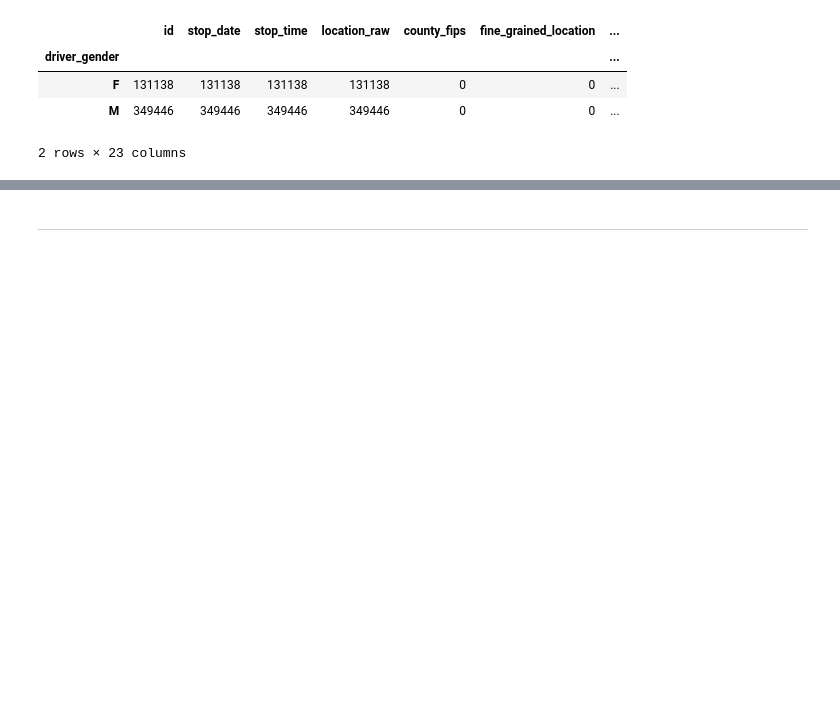
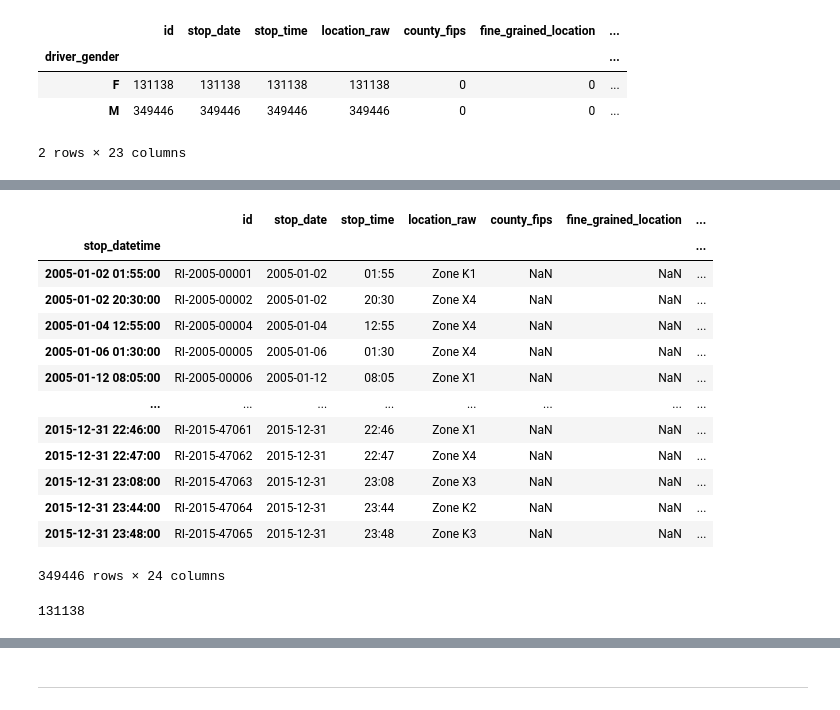
Before and after one commit to Ertugrul-Kurubal/Data-Analysis-With-Python-Projects, a Jupyter notebook: 02-Exploring The Relationship Between Gender And Policing (Student).ipynb, the cells around one changed output, grey strips where cells are left out. Drawn from its saved outputs; the diff is of its cells as text; code cells hidden in the pictures; blank space fills up the shorter version.

```diff
--- a/02-Exploring The Relationship Between Gender And Policing (Student).ipynb
+++ b/02-Exploring The Relationship Between Gender And Policing (Student).ipynb
@@ -117,0 +146,22 @@ df.groupby("driver_gender").count()
+# %%
+df_m = df[df["driver_gender"] == "M"]
+df_m
+# %% [output]
+|  | id | stop_date | stop_time | location_raw | county_fips | fine_grained_location | ... |
+| stop_datetime |  |  |  |  |  |  | ... |
+| 2005-01-02 01:55:00 | RI-2005-00001 | 2005-01-02 | 01:55 | Zone K1 | NaN | NaN | ... |
+| 2005-01-02 20:30:00 | RI-2005-00002 | 2005-01-02 | 20:30 | Zone X4 | NaN | NaN | ... |
+| 2005-01-04 12:55:00 | RI-2005-00004 | 2005-01-04 | 12:55 | Zone X4 | NaN | NaN | ... |
+| 2005-01-06 01:30:00 | RI-2005-00005 | 2005-01-06 | 01:30 | Zone X4 | NaN | NaN | ... |
+| 2005-01-12 08:05:00 | RI-2005-00006 | 2005-01-12 | 08:05 | Zone X1 | NaN | NaN | ... |
+| ... | ... | ... | ... | ... | ... | ... | ... |
+| 2015-12-31 22:46:00 | RI-2015-47061 | 2015-12-31 | 22:46 | Zone X1 | NaN | NaN | ... |
+| 2015-12-31 22:47:00 | RI-2015-47062 | 2015-12-31 | 22:47 | Zone X4 | NaN | NaN | ... |
+| 2015-12-31 23:08:00 | RI-2015-47063 | 2015-12-31 | 23:08 | Zone X3 | NaN | NaN | ... |
+| 2015-12-31 23:44:00 | RI-2015-47064 | 2015-12-31 | 23:44 | Zone K2 | NaN | NaN | ... |
+| 2015-12-31 23:48:00 | RI-2015-47065 | 2015-12-31 | 23:48 | Zone K3 | NaN | NaN | ... |
+349446 rows × 24 columns
+# %%
+df_f["violation"].count()
+# %% [output]
+131138
```
Also changed, not shown: parts of 5 cells of this notebook.
